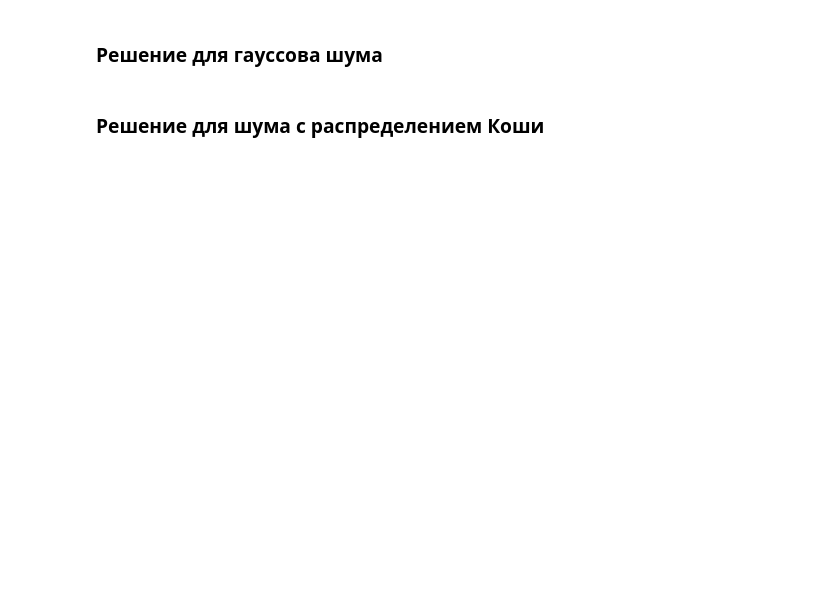
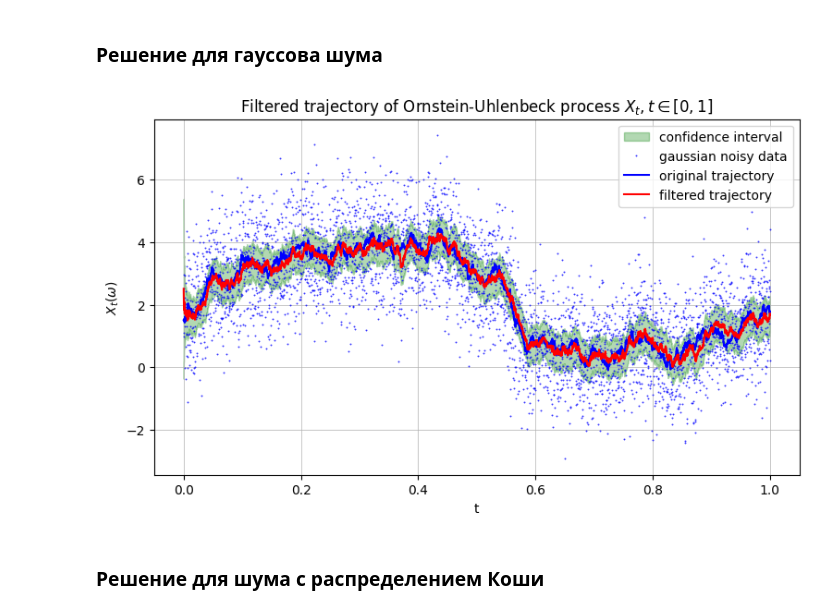
Before and after one commit to arinenn/stochastic_practicum, a Jupyter notebook: stochastic_practicum_second.ipynb, the cells around one changed output. Cells and saved outputs as stored; diff of their text form; code cells hidden in the pictures; blank space fills up the shorter version.

```diff
--- a/stochastic_practicum_second.ipynb
+++ b/stochastic_practicum_second.ipynb
@@ -860,4 +1035,48 @@ $$
 # %% [markdown]
 ### Решение для гауссова шума
+# %%
+# modelate the process
+depth = 12
+sigma = 2.25
+theta = 0.75
+x_0 = 1.5
+ornstein_uhlenbeck_trajectory = modelate_ornstein_uhlenbeck(depth, sigma, theta, x_0)
+
+# put some noise
+r = 1.25
+noisy_trajectory = ornstein_uhlenbeck_trajectory + rand_norm(0, np.sqrt(r), 2**depth + 1)
+
+# filter the process
+filtered_trajectory, mean_err2 = filter_ornstein_uhlenbeck(
+    noisy_trajectory,
+    theta,
+    sigma,
+    r
+)
+
+# calculate confidence interval
+alpha = 0.99
+k_alpha = norm.ppf((1-alpha)/2)
+lower_bound = filtered_trajectory - k_alpha * np.sqrt(mean_err2)
+upper_bound = filtered_trajectory + k_alpha * np.sqrt(mean_err2)
+# %%
+grid = np.linspace(0, 1, 2**depth + 1, endpoint=True)
+
+fig = plt.figure(figsize=(9,5))
+ax = plt.axes()
+ax.grid('minor', linewidth=0.5)
+
+ax.fill_between(grid, lower_bound, upper_bound, color='g', alpha=0.3, label='confidence interval')
+plt.plot(grid, noisy_trajectory, '*b', alpha=0.7, ms=0.8, label='gaussian noisy data')
+plt.plot(grid, ornstein_uhlenbeck_trajectory, 'b', label='original trajectory')
+plt.plot(grid, filtered_trajectory, 'r', label='filtered trajectory')
+
+plt.title('Filtered trajectory of Ornstein-Uhlenbeck process $X_t,t\in[0,1]$')
+plt.ylabel('$X_t(\omega)$')
+plt.xlabel('t')
+plt.legend()
+plt.show()
+# %% [output]
+[figure, added]
 # %% [markdown]
 ### Решение для шума с распределением Коши
```
Also changed, not shown: parts of 20 cells of this notebook.
